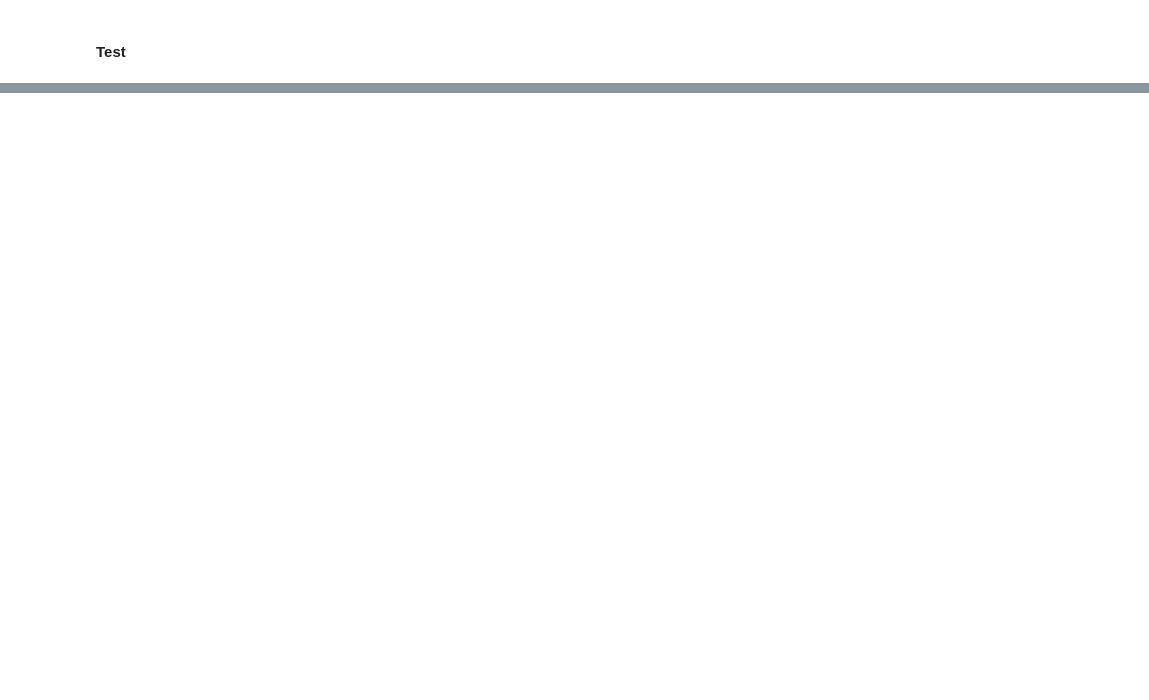
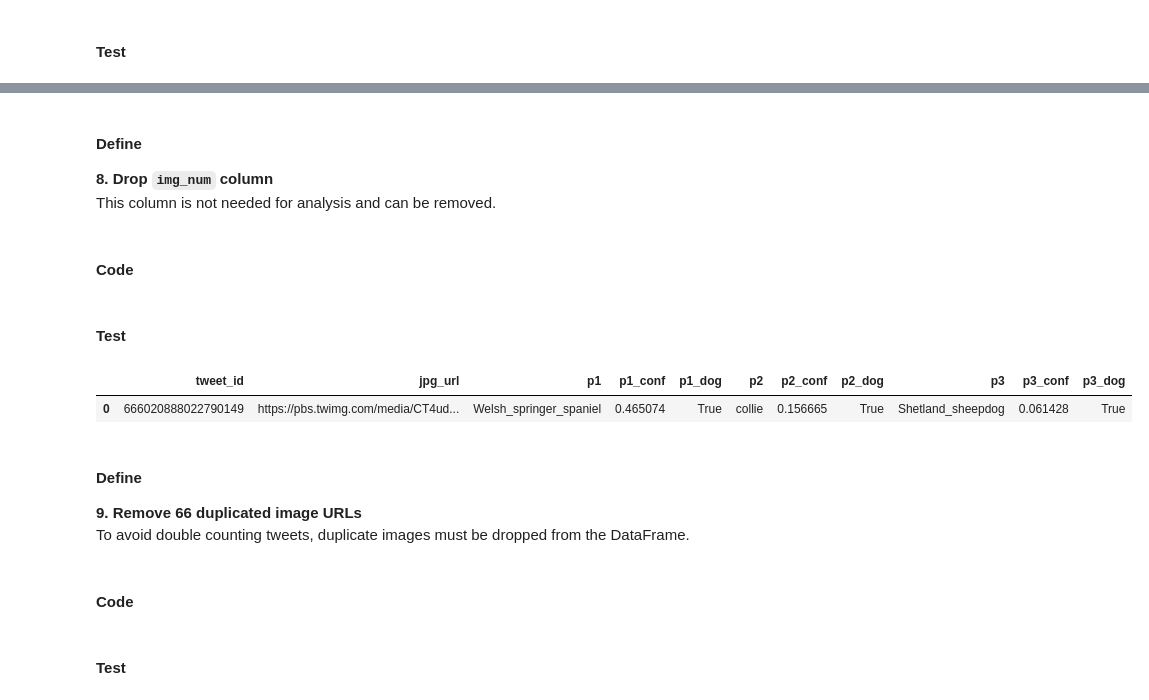
Before and after one commit to bakabbyy/WeRateDogs-twitter, a Jupyter notebook: wrangle_act.ipynb, the cells around one changed output, grey strips where cells are left out. Drawn from its saved outputs; the diff is of its cells as text; code cells hidden in the pictures; blank space fills up the shorter version.

```diff
--- a/wrangle_act.ipynb
+++ b/wrangle_act.ipynb
@@ -704,0 +734,21 @@ Name: name, Length: 930, dtype: int64
+# %% [markdown]
+#### Define
+**8. Drop `img_num` column**
+This column is not needed for analysis and can be removed.
+# %% [markdown]
+#### Code
+# %%
+images_clean = images_clean.drop(columns='img_num', axis=1)
+# %% [markdown]
+#### Test
+# %%
+images_clean.head(1)
+# %% [output]
+|  | tweet_id | jpg_url | p1 | p1_conf | p1_dog | p2 | p2_conf | p2_dog | p3 | p3_conf | p3_dog |
+| 0 | 666020888022790149 | https://pbs.twimg.com/media/CT4ud... | Welsh_springer_spaniel | 0.465074 | True | collie | 0.156665 | True | Shetland_sheepdog | 0.061428 | True |
+# %% [markdown]
+#### Define
+**9. Remove 66 duplicated image URLs**
+To avoid double counting tweets, duplicate images must be dropped from the DataFrame.
+# %% [markdown]
+#### Code
@@ -704,0 +757,2 @@ Name: name, Length: 930, dtype: int64
+# %% [markdown]
+#### Test
```
Also changed, not shown: parts of 31 cells of this notebook.
